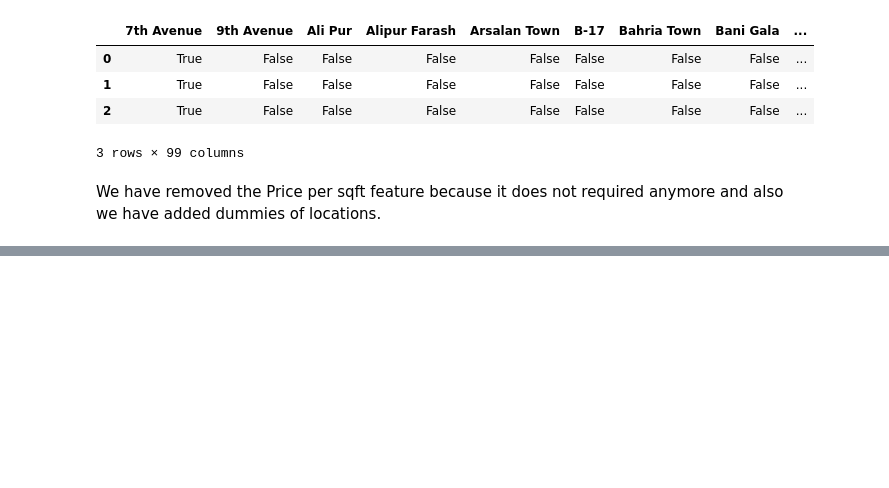
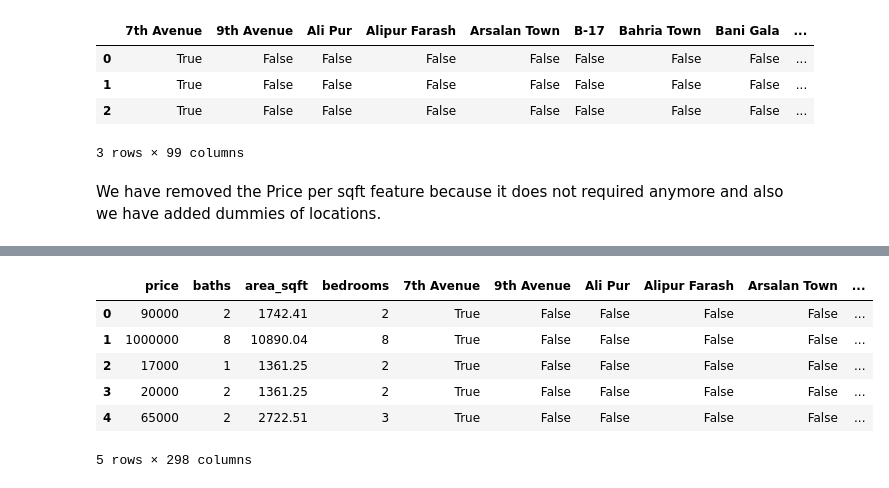
Before and after one commit to razzaq-99/Pakistan-s-Top-Cities-Property-Price-Prediction, a Jupyter notebook: Islamabad_property_price_prediction.ipynb, the cells around one changed output, grey strips where cells are left out. Saved outputs shown, nothing was run; the diff lists cells and outputs as text; code cells hidden in the pictures; blank space fills up the shorter version.

```diff
--- a/Islamabad_property_price_prediction.ipynb
+++ b/Islamabad_property_price_prediction.ipynb
@@ -370,0 +371,10 @@ df1.shape
+# %%
+df1.head()
+# %% [output]
+|  | price | baths | area_sqft | bedrooms | 7th Avenue | 9th Avenue | Ali Pur | Alipur Farash | Arsalan Town | ... |
+| 0 | 90000 | 2 | 1742.41 | 2 | True | False | False | False | False | ... |
+| 1 | 1000000 | 8 | 10890.04 | 8 | True | False | False | False | False | ... |
+| 2 | 17000 | 1 | 1361.25 | 2 | True | False | False | False | False | ... |
+| 3 | 20000 | 2 | 1361.25 | 2 | True | False | False | False | False | ... |
+| 4 | 65000 | 2 | 2722.51 | 3 | True | False | False | False | False | ... |
+5 rows × 298 columns
```
Also changed, not shown: parts of 6 cells of this notebook.
